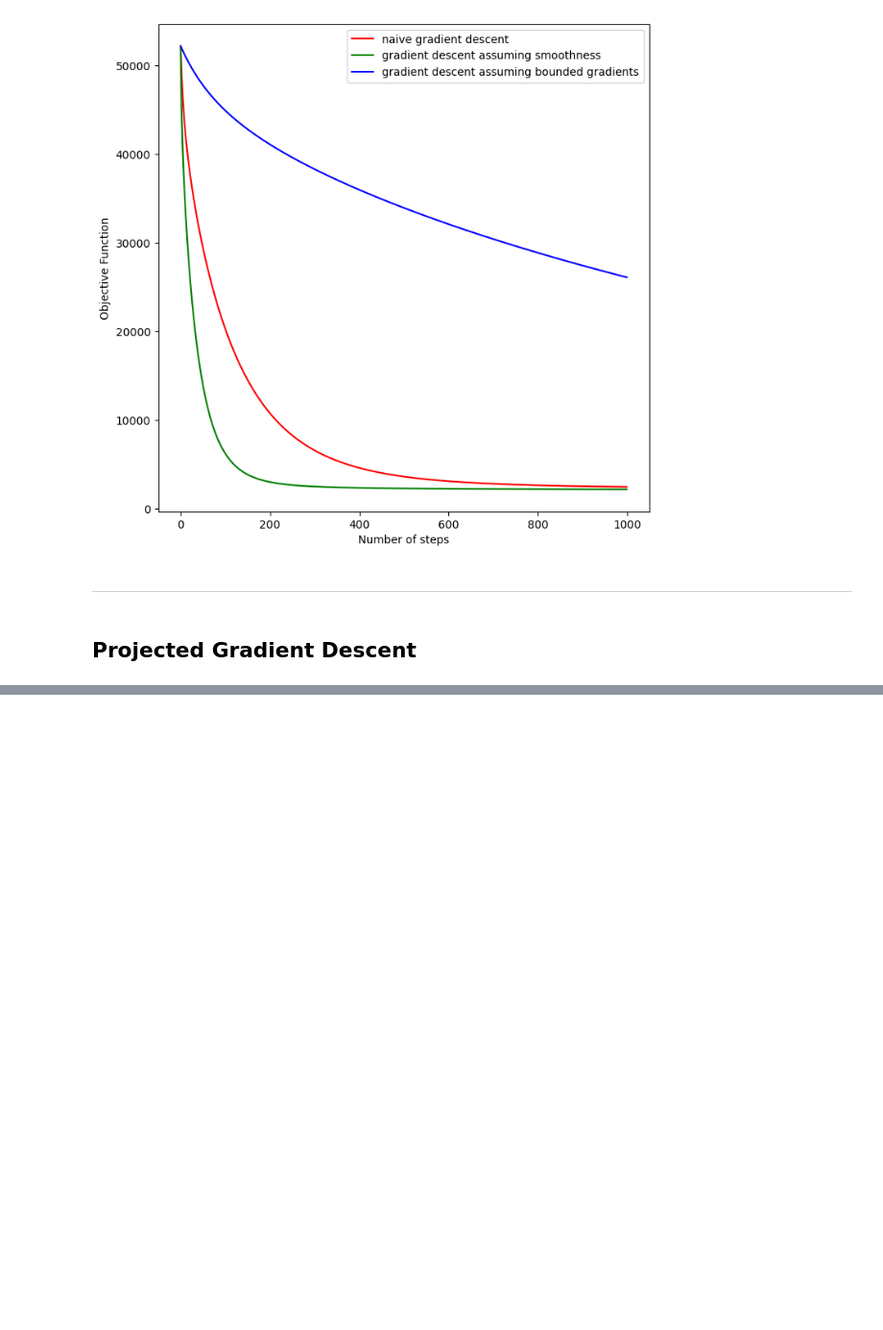
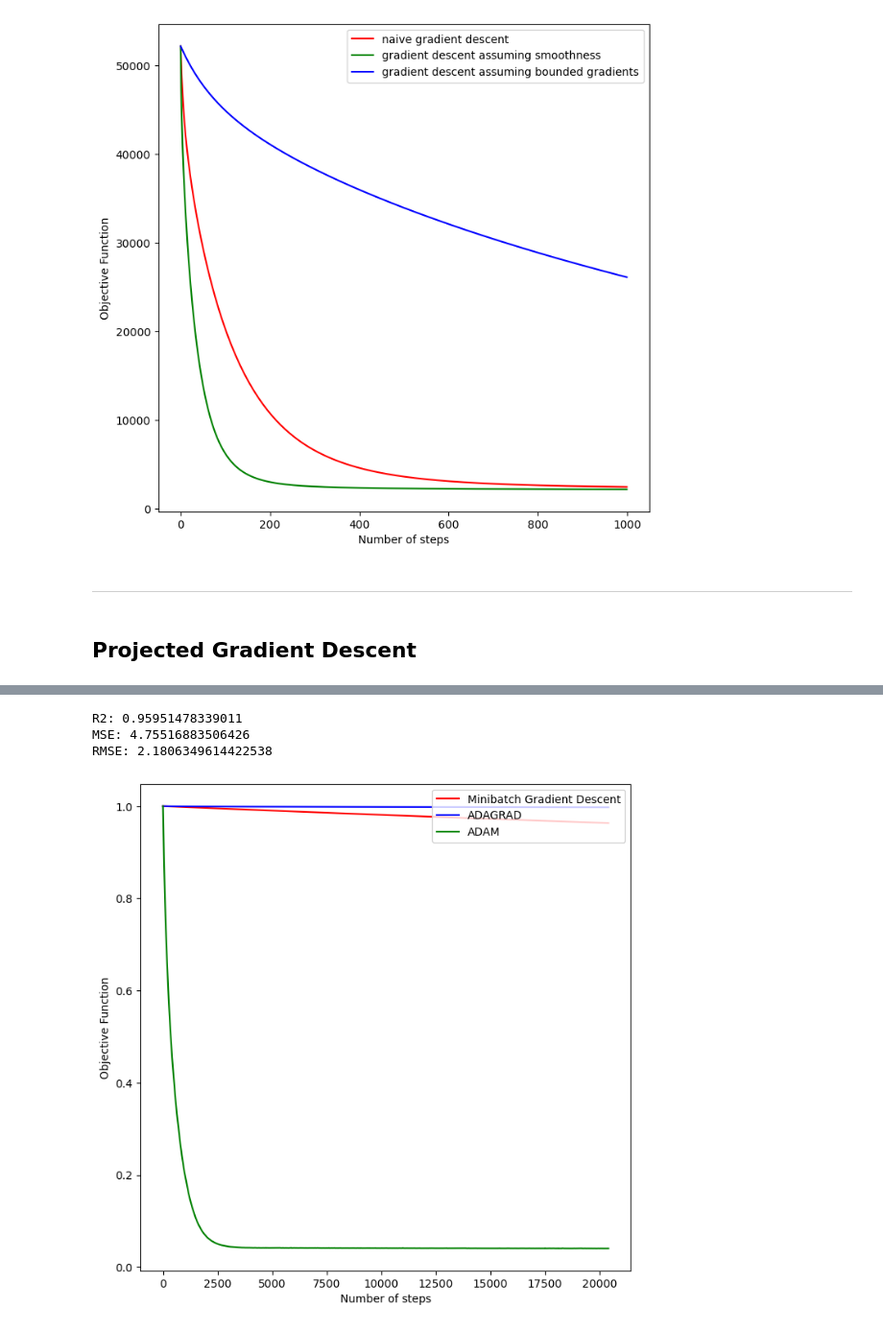
Before and after one commit to DanieleGotti/F1_Time_Prediction, a Jupyter notebook: Notebook.ipynb, the cells around one changed output, grey strips where cells are left out. Shown at 96% size. Cells and saved outputs as stored; diff of their text form; code cells hidden in the pictures; blank space fills up the shorter version.

```diff
--- a/Notebook.ipynb
+++ b/Notebook.ipynb
@@ -286,0 +423,8 @@ plt.show()
+# %%
+def full_objective(A, x, b):
+    """Compute the least squares objective over the whole dataset"""
+    return np.mean((A.dot(x) - b)**2)
+
+x_star = np.linalg.solve(A.T.dot(A), A.T.dot(b)) #solve A^TAx = A^Tb
+best_objective = full_objective(A, x_star, b)
+print("f(x*) = ", best_objective)
@@ -286,0 +642,4 @@ plt.show()
+# %%
+
+
+ADAGRAD_objective, ADAGRAD_xs = ADAGRAD(A, x_initial, b, batch_size, max_iters, gamma)
@@ -286,0 +721,7 @@ plt.show()
+# %%
+
+beta1 = 0.9
+beta2 = 0.999
+# values of gamma, beta1, beta2 commonly used, for example by keras
+
+ADAM_objective, ADAM_xs = ADAM(A, x_initial, b, batch_size, max_iters, gamma, beta1, beta2)
@@ -286,0 +746,19 @@ plt.show()
+# %%
+x_final = ADAM_xs[-1]
+get_results(A, b, x_final)
+# %% [output]
+R2: 0.95951478339011
+MSE: 4.75516883506426
+RMSE: 2.1806349614422538
+# %%
+plt.figure(figsize=(8, 8))
+plt.xlabel('Number of steps')
+plt.ylabel('Objective Function')
+
+plt.plot(range(len(gradient_objectives_stoc)), gradient_objectives_stoc,'red', label='Minibatch Gradient Descent')
+plt.plot(range(len(ADAGRAD_objective)), ADAGRAD_objective,'blue', label='ADAGRAD')
+plt.plot(range(len(ADAM_objective)), ADAM_objective,'green', label='ADAM')
+plt.legend(loc='upper right')
+plt.show()
+# %% [output]
+[figure, added]
```
Also changed, not shown: parts of 29 cells of this notebook.
